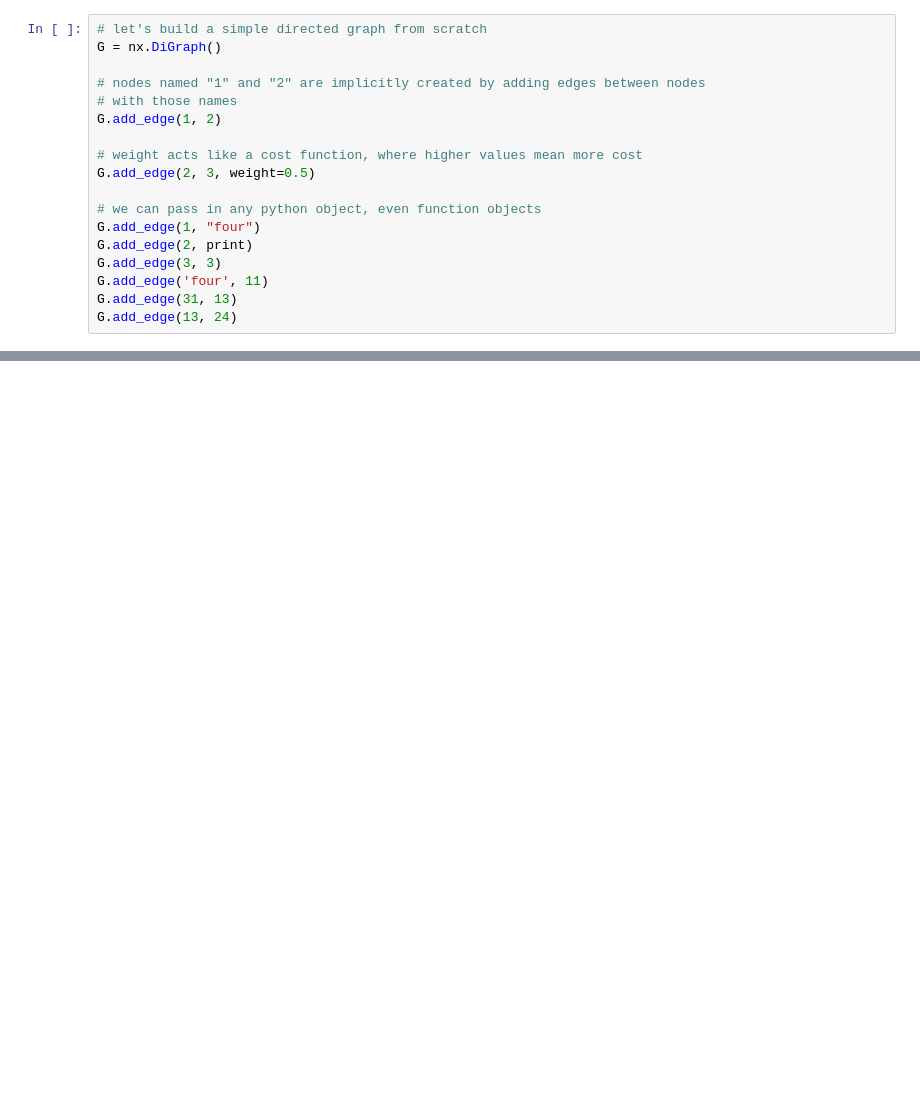
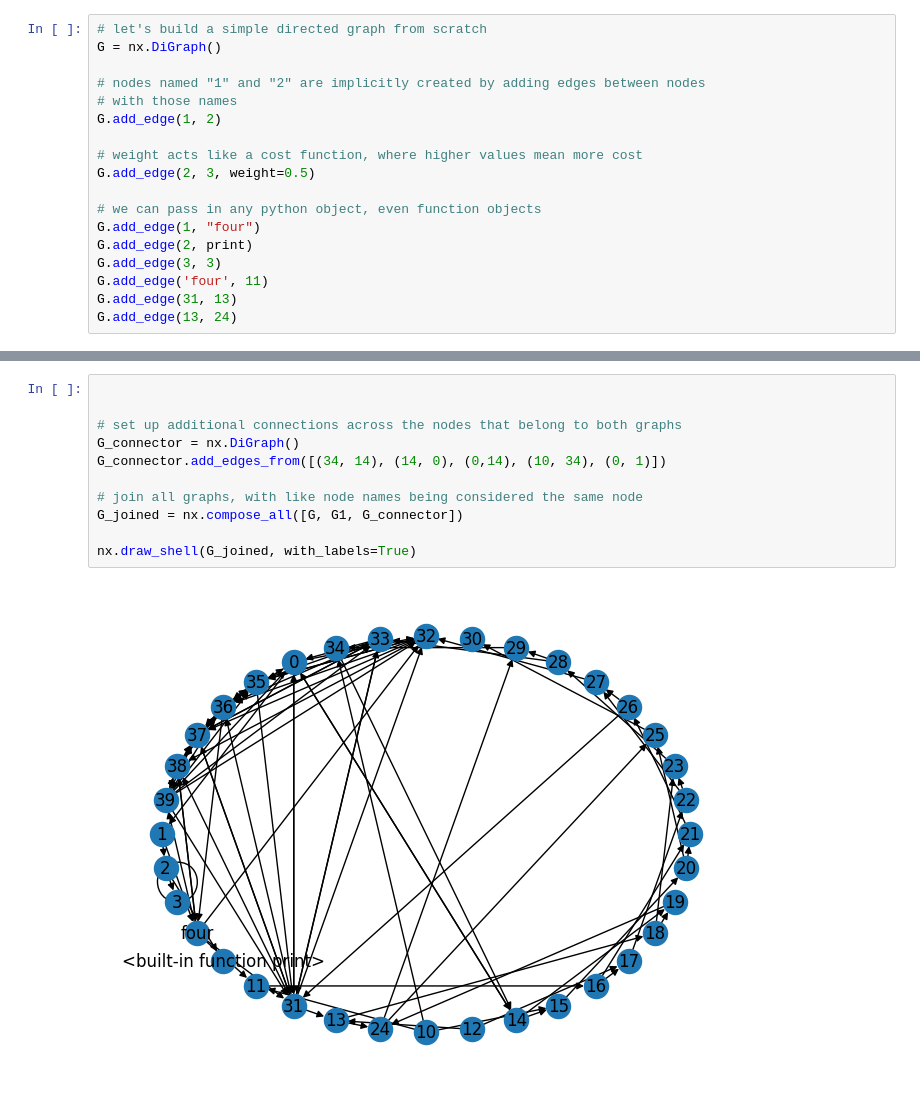
Before and after one commit to philiplinden/spacetime, a Jupyter notebook: notebooks/networkx_learning.ipynb, the cells around one changed output, grey strips where cells are left out. Drawn from its saved outputs; the diff is of its cells as text; blank space fills up the shorter version.

```diff
--- a/notebooks/networkx_learning.ipynb
+++ b/notebooks/networkx_learning.ipynb
@@ -94,0 +108,13 @@ shortest path from 31 to 25 is: [31, 13, 24, 25]
+# %%
+
+
+# set up additional connections across the nodes that belong to both graphs
+G_connector = nx.DiGraph()
+G_connector.add_edges_from([(34, 14), (14, 0), (0,14), (10, 34), (0, 1)])
+
+# join all graphs, with like node names being considered the same node
+G_joined = nx.compose_all([G, G1, G_connector])
+
+nx.draw_shell(G_joined, with_labels=True)
+# %% [output]
+[figure, added]
```
Also changed, not shown: parts of 11 cells of this notebook, 1 other file.
